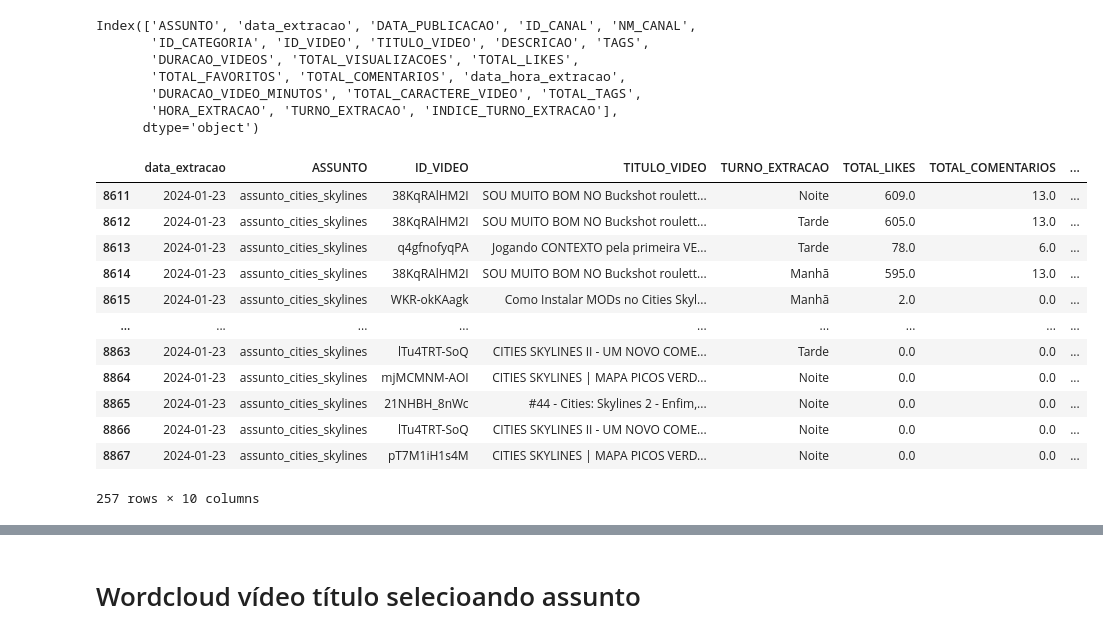
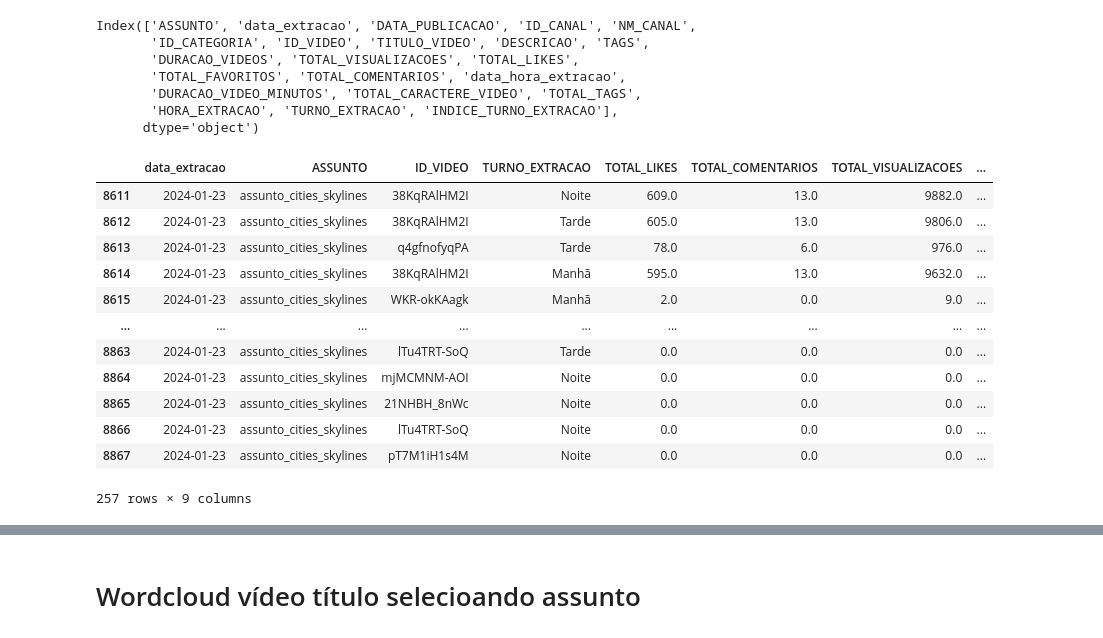
Before and after one commit to rodrigorocha1/analise_dados_youtube, a Jupyter notebook: notebooks_v2/visualizacoes.ipynb, the cells around one changed output, grey strips where cells are left out. Cells and saved outputs as stored; diff of their text form; code cells hidden in the pictures.

```diff
--- a/notebooks_v2/visualizacoes.ipynb
+++ b/notebooks_v2/visualizacoes.ipynb
@@ -911,22 +916,22 @@ Index(['ASSUNTO', 'data_extracao', 'DATA_PUBLICACAO', 'ID_CANAL', 'NM_CANAL',
        'HORA_EXTRACAO', 'TURNO_EXTRACAO', 'INDICE_TURNO_EXTRACAO'],
       dtype='object')
 # %%
-colunas = ['data_extracao', 'ASSUNTO', 'ID_VIDEO', 'TITULO_VIDEO', 'TURNO_EXTRACAO', 'TOTAL_LIKES', 'TOTAL_COMENTARIOS', 'TOTAL_VISUALIZACOES', 'INDICE_TURNO_EXTRACAO', 'TOTAL_FAVORITOS']
+colunas = ['data_extracao', 'ASSUNTO', 'ID_VIDEO', 'TURNO_EXTRACAO', 'TOTAL_LIKES', 'TOTAL_COMENTARIOS', 'TOTAL_VISUALIZACOES', 'INDICE_TURNO_EXTRACAO', 'TOTAL_FAVORITOS']
 base_video = pd.read_parquet('../dados/ouro/dados_tratado_estatisticas_gerais.parquet', columns=colunas)
 base_video = base_video.query('ASSUNTO == "assunto_cities_skylines" and data_extracao == "2024-01-23"')
 base_video
 # %% [output]
-|  | data_extracao | ASSUNTO | ID_VIDEO | TITULO_VIDEO | TURNO_EXTRACAO | TOTAL_LIKES | TOTAL_COMENTARIOS | ... |
-| 8611 | 2024-01-23 | assunto_cities_skylines | 38KqRAlHM2I | SOU MUITO BOM NO Buckshot roulett... | Noite | 609.0 | 13.0 | ... |
-| 8612 | 2024-01-23 | assunto_cities_skylines | 38KqRAlHM2I | SOU MUITO BOM NO Buckshot roulett... | Tarde | 605.0 | 13.0 | ... |
-| 8613 | 2024-01-23 | assunto_cities_skylines | q4gfnofyqPA | Jogando CONTEXTO pela primeira VE... | Tarde | 78.0 | 6.0 | ... |
-| 8614 | 2024-01-23 | assunto_cities_skylines | 38KqRAlHM2I | SOU MUITO BOM NO Buckshot roulett... | Manhã | 595.0 | 13.0 | ... |
-| 8615 | 2024-01-23 | assunto_cities_skylines | WKR-okKAagk | Como Instalar MODs no Cities Skyl... | Manhã | 2.0 | 0.0 | ... |
+|  | data_extracao | ASSUNTO | ID_VIDEO | TURNO_EXTRACAO | TOTAL_LIKES | TOTAL_COMENTARIOS | TOTAL_VISUALIZACOES | ... |
+| 8611 | 2024-01-23 | assunto_cities_skylines | 38KqRAlHM2I | Noite | 609.0 | 13.0 | 9882.0 | ... |
+| 8612 | 2024-01-23 | assunto_cities_skylines | 38KqRAlHM2I | Tarde | 605.0 | 13.0 | 9806.0 | ... |
+| 8613 | 2024-01-23 | assunto_cities_skylines | q4gfnofyqPA | Tarde | 78.0 | 6.0 | 976.0 | ... |
+| 8614 | 2024-01-23 | assunto_cities_skylines | 38KqRAlHM2I | Manhã | 595.0 | 13.0 | 9632.0 | ... |
+| 8615 | 2024-01-23 | assunto_cities_skylines | WKR-okKAagk | Manhã | 2.0 | 0.0 | 9.0 | ... |
 | ... | ... | ... | ... | ... | ... | ... | ... | ... |
-| 8863 | 2024-01-23 | assunto_cities_skylines | lTu4TRT-SoQ | CITIES SKYLINES II - UM NOVO COME... | Tarde | 0.0 | 0.0 | ... |
-| 8864 | 2024-01-23 | assunto_cities_skylines | mjMCMNM-AOI | CITIES SKYLINES | MAPA PICOS VERD... | Noite | 0.0 | 0.0 | ... |
-| 8865 | 2024-01-23 | assunto_cities_skylines | 21NHBH_8nWc | #44 - Cities: Skylines 2 - Enfim,... | Noite | 0.0 | 0.0 | ... |
-| 8866 | 2024-01-23 | assunto_cities_skylines | lTu4TRT-SoQ | CITIES SKYLINES II - UM NOVO COME... | Noite | 0.0 | 0.0 | ... |
-| 8867 | 2024-01-23 | assunto_cities_skylines | pT7M1iH1s4M | CITIES SKYLINES | MAPA PICOS VERD... | Noite | 0.0 | 0.0 | ... |
+| 8863 | 2024-01-23 | assunto_cities_skylines | lTu4TRT-SoQ | Tarde | 0.0 | 0.0 | 0.0 | ... |
+| 8864 | 2024-01-23 | assunto_cities_skylines | mjMCMNM-AOI | Noite | 0.0 | 0.0 | 0.0 | ... |
+| 8865 | 2024-01-23 | assunto_cities_skylines | 21NHBH_8nWc | Noite | 0.0 | 0.0 | 0.0 | ... |
+| 8866 | 2024-01-23 | assunto_cities_skylines | lTu4TRT-SoQ | Noite | 0.0 | 0.0 | 0.0 | ... |
+| 8867 | 2024-01-23 | assunto_cities_skylines | pT7M1iH1s4M | Noite | 0.0 | 0.0 | 0.0 | ... |
-257 rows × 10 columns
+257 rows × 9 columns
 # %%
```
Also changed, not shown: parts of 11 cells of this notebook.
